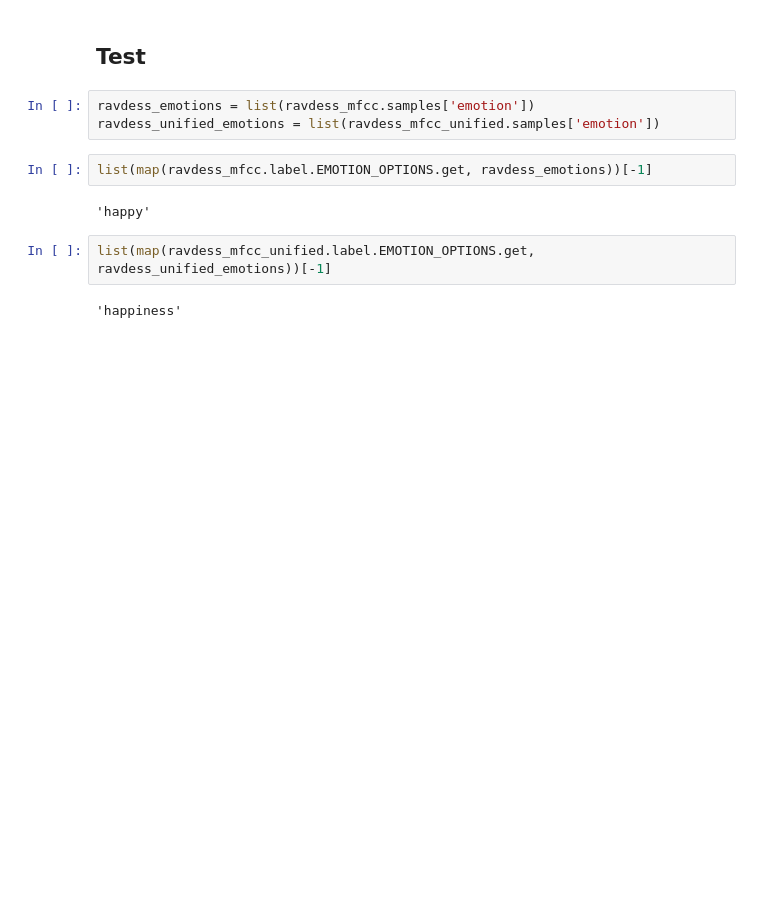
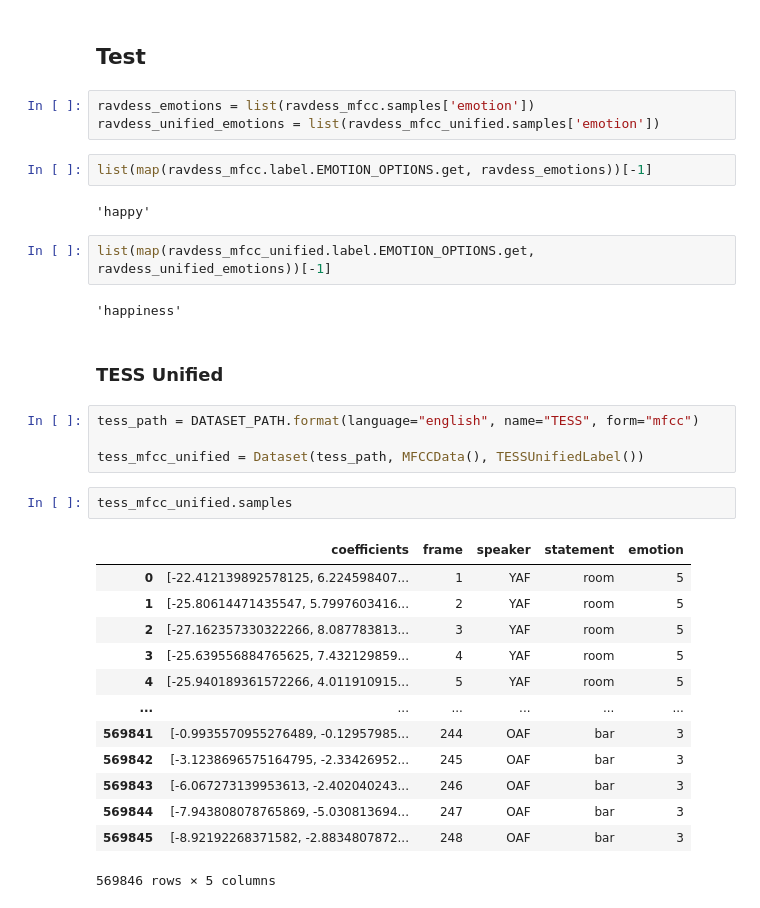
Before and after one commit to tomaspetricek/speech-emotion-recognition, a Jupyter notebook: Bachelor_thesis/dataset-demo.ipynb, the cells around one changed output. Cells and saved outputs as stored; diff of their text form; blank space fills up the shorter version.

Commit message:
Add TESSUnified to dataset demo

```diff
--- a/Bachelor_thesis/dataset-demo.ipynb
+++ b/Bachelor_thesis/dataset-demo.ipynb
@@ -192,3 +192,25 @@ list(map(ravdess_mfcc.label.EMOTION_OPTIONS.get, ravdess_emotions))[-1]
 list(map(ravdess_mfcc_unified.label.EMOTION_OPTIONS.get, ravdess_unified_emotions))[-1]
 # %% [output]
 'happiness'
+# %% [markdown]
+### TESS Unified
+# %%
+tess_path = DATASET_PATH.format(language="english", name="TESS", form="mfcc")
+
+tess_mfcc_unified = Dataset(tess_path, MFCCData(), TESSUnifiedLabel())
+# %%
+tess_mfcc_unified.samples
+# %% [output]
+|  | coefficients | frame | speaker | statement | emotion |
+| 0 | [-22.412139892578125, 6.224598407... | 1 | YAF | room | 5 |
+| 1 | [-25.80614471435547, 5.7997603416... | 2 | YAF | room | 5 |
+| 2 | [-27.162357330322266, 8.087783813... | 3 | YAF | room | 5 |
+| 3 | [-25.639556884765625, 7.432129859... | 4 | YAF | room | 5 |
+| 4 | [-25.940189361572266, 4.011910915... | 5 | YAF | room | 5 |
+| ... | ... | ... | ... | ... | ... |
+| 569841 | [-0.9935570955276489, -0.12957985... | 244 | OAF | bar | 3 |
+| 569842 | [-3.1238696575164795, -2.33426952... | 245 | OAF | bar | 3 |
+| 569843 | [-6.067273139953613, -2.402040243... | 246 | OAF | bar | 3 |
+| 569844 | [-7.943808078765869, -5.030813694... | 247 | OAF | bar | 3 |
+| 569845 | [-8.92192268371582, -2.8834807872... | 248 | OAF | bar | 3 |
+569846 rows × 5 columns
```
Also changed, not shown: 2 other files.
